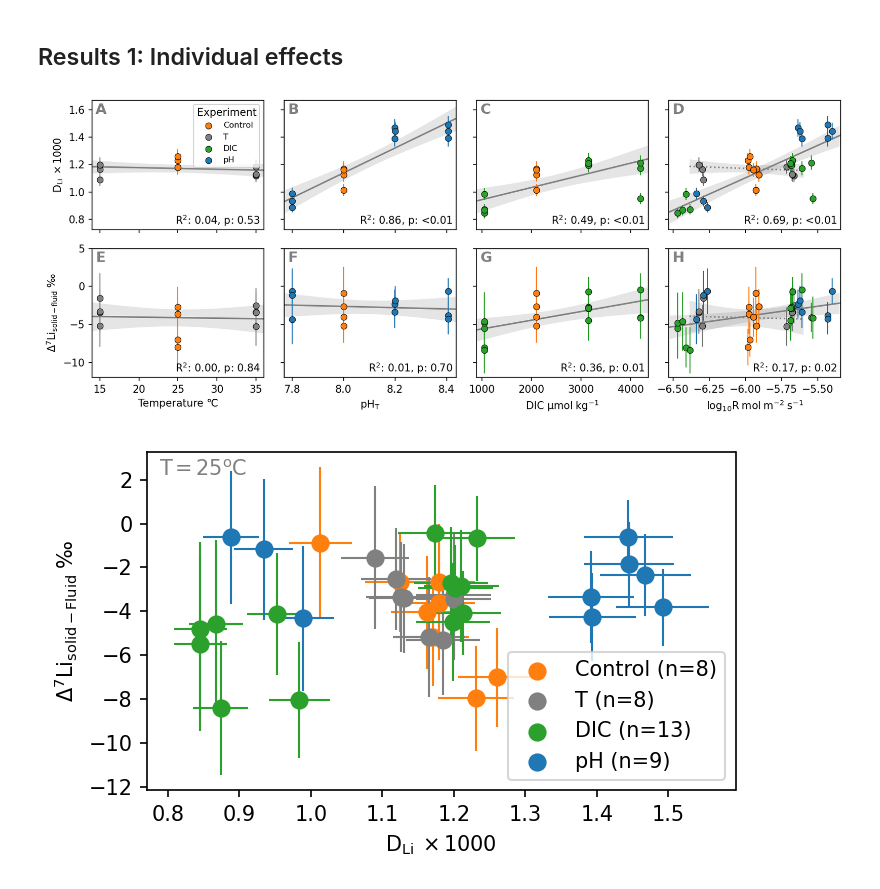
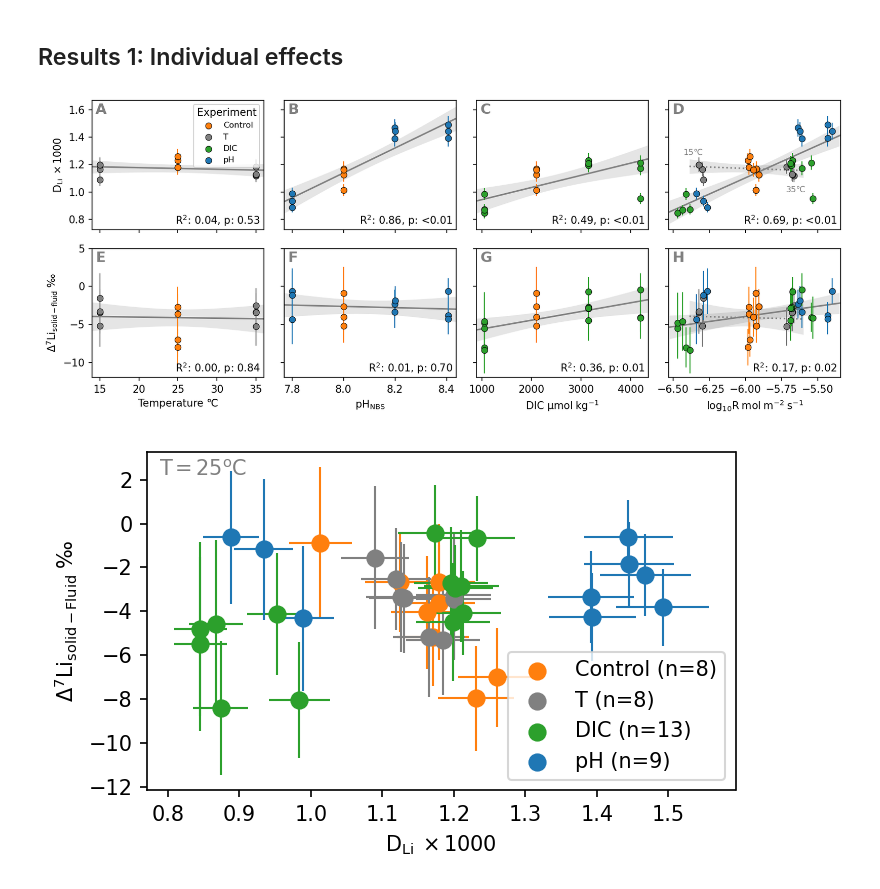
Before and after one commit to oscarbranson/supplementary, a Jupyter notebook: supplements/inorg_Li/02_Results.ipynb, the cells around one changed output. Saved outputs shown, nothing was run; the diff lists cells and outputs as text; code cells hidden in the pictures.

```diff
--- a/supplements/inorg_Li/02_Results.ipynb
+++ b/supplements/inorg_Li/02_Results.ipynb
@@ -45,7 +45,7 @@ for e, c in cdict.items():
 ax.text(.02, .98, '$T=25^oC$', va='top', ha='left', color=(.5,.5,.5), transform=ax.transAxes)
 ax.legend(fontsize=10)
 
-ax.set_ylabel('$pH_T$')
+ax.set_ylabel('$pH_{NBS}$')
 ax.set_xlabel('DIC ($\mu mol/kg$)')
 
 fig.tight_layout()
@@ -137,7 +137,7 @@ for i, xvar in enumerate(['temp(C)', 'pH', 'C(mol/kgw)']):
     pax.text(0.98, 0.02, f'$R^2$: {preg.rvalue**2:.2f}, p: {ptext}', transform=pax.transAxes, ha='right', va='bottom')
 
 axs[1,0].set_xlabel('Temperature ℃')
-axs[1,1].set_xlabel('$pH_T$')
+axs[1,1].set_xlabel('$pH_{NBS}$')
 axs[1,2].set_xlabel('DIC $\mu mol~kg^{-1}$')
 axs[1,3].set_xlabel('$log_{10}R~mol~m^{-2}~s^{-1}$')
 
@@ -167,34 +167,38 @@ cind = df.labels.Experiment.str.contains(f'Control{control_grp:.0f}')
 color = cdict[v]
 lw=0.5
 
 R = nom(df.loc[vind | cind, ('R', 'log10R_13C')])
 DLi = nom(df.loc[vind | cind, ('OG', 'DLi')]) * 1e3
 epsLi = nom(df.loc[vind | cind, ('Li_isotopes_vs_fluid', 'Delta_og')])
 
 Rrng = np.ptp(R)
 nR = np.linspace(R.min() - 0.1 * Rrng, R.max() + 0.1 * Rrng, 30)
 
 pp = fit_line(R, DLi)
 plot_line(rdax, pp, xn=nR, zorder=-3, color='gray', ls=':')
 
 pp = fit_line(R, epsLi)
 plot_line(rpax, pp, xn=nR, zorder=-3, color='gray', ls=':')
 
+# label high and low temperature
+rdax.text(-6.43, 1.27, '15℃', fontsize=8, color='grey')
+rdax.text(-5.72, 1, '35℃', fontsize=8, color='grey')
+
 
 for ax, a in zip(axs.flat, 'ABCDEFGH'):
     ax.text(0.02, 0.98, a, weight='bold', transform=ax.transAxes, ha='left', va='top', fontsize=14, color='grey')
 
 for label in cdict:
     axs[0,0].scatter([], [], label=label, color=cdict[label], lw=lw, edgecolor='k')
 
 axs[0,0].legend(fontsize=8, title='Experiment')
 
 # axs[1,0].set_ylim(-9, 0)
 fig.tight_layout()
 
 savefig(fig, '01_IndividualEffects')
 # %% [output]
-[figure, old version]
+[figure, new version]
 # %%
 fig, ax = plt.subplots(1, 1)
 
```
Also changed, not shown: parts of 10 cells of this notebook.
